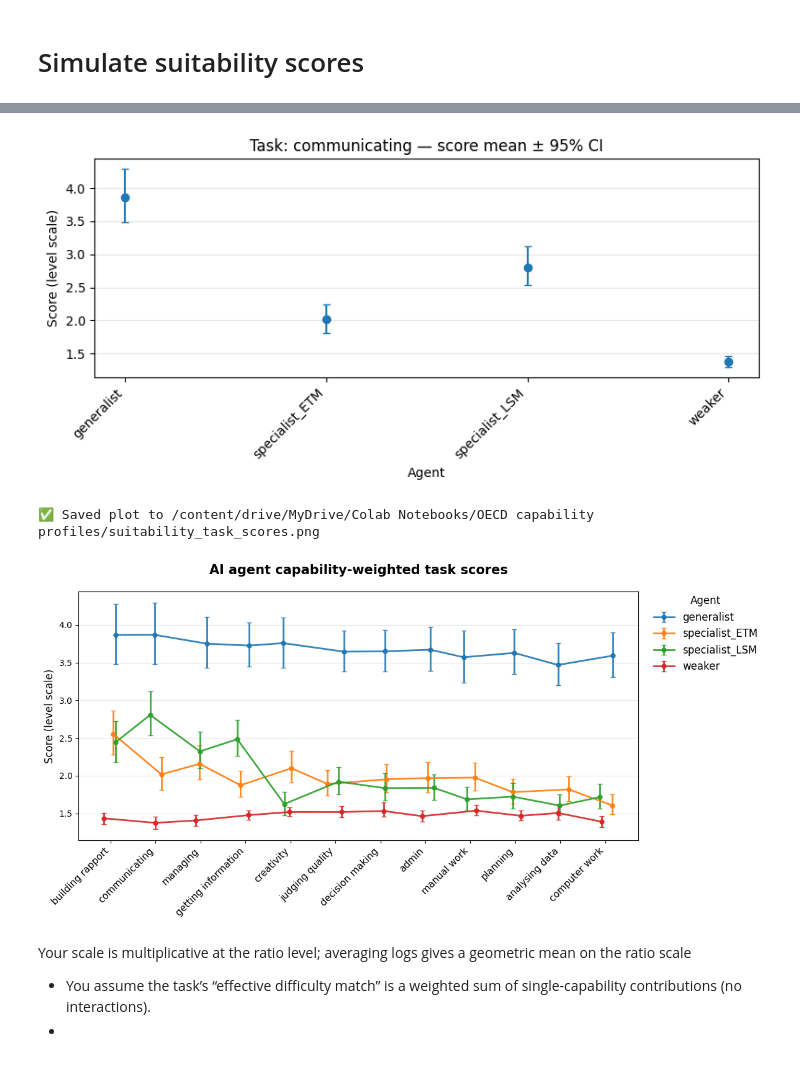
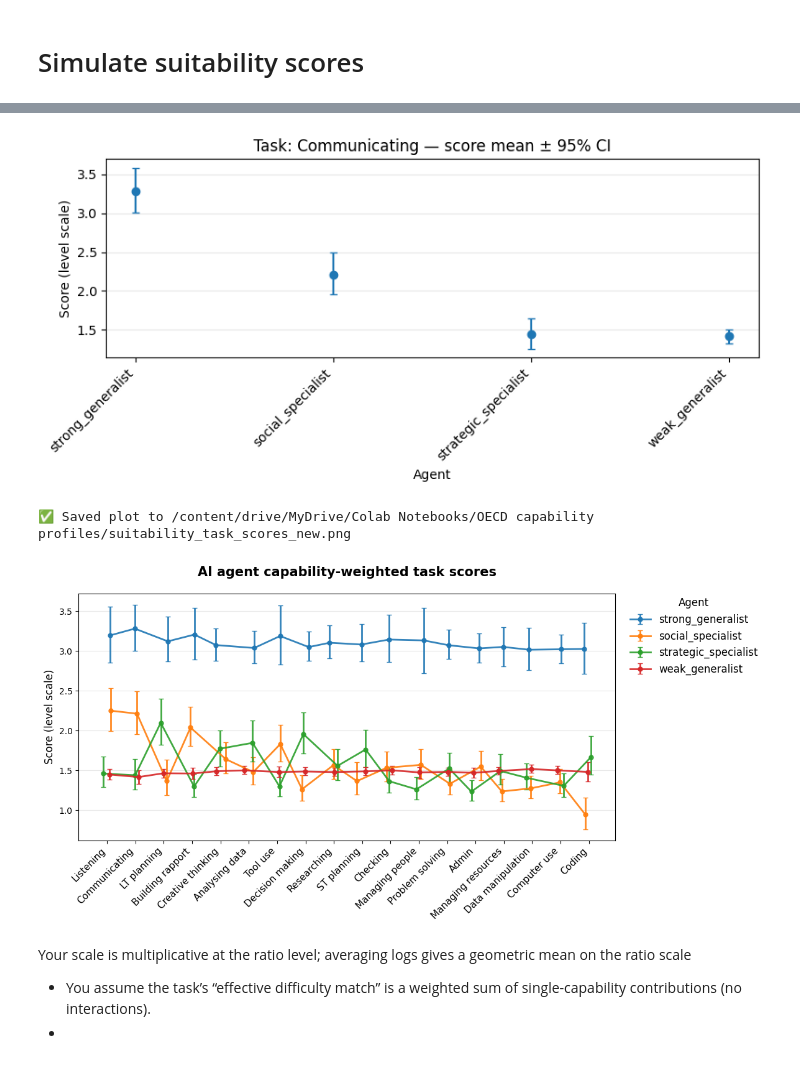
Before and after one commit to markotesic/ai-workforce-suitability, a Jupyter notebook: Capability Profiles/Capability_profiles_all_items.ipynb, the cells around one changed output, grey strips where cells are left out. Saved outputs shown, nothing was run; the diff lists cells and outputs as text; code cells hidden in the pictures.

```diff
--- a/Capability Profiles/Capability_profiles_all_items.ipynb
+++ b/Capability Profiles/Capability_profiles_all_items.ipynb
@@ -912,0 +1137,11 @@ demand_df_named
+# %%
+# 1) Set 'task' as index if you haven’t already
+questionnaire_matrix_index = questionnaire_matrix.set_index("task")
+
+# 2) Rename short codes to canonical capability names
+questionnaire_matrix_names = questionnaire_matrix_index.rename(columns=code_to_capability)
+
+# 3) Reorder columns to match the model’s capability_cols
+cols_present = [c for c in capability_cols if c in questionnaire_matrix_names.columns]
+questionnaire_matrix_names_ordered = questionnaire_matrix_names[cols_present]
+questionnaire_matrix_names_ordered
@@ -1004,14 +1297,15 @@ def simulate_scores_for_task(
 # %%
-task = "communicating"  # pick a row from your demand heatmap
+task = "Coding"  # pick a row from your demand heatmap
 S_samples, S_summary = simulate_scores_for_task(
     agent_idata,
     capability_cols=capability_cols,
-    demand_df=demand_df_named,
+    importance_df=questionnaire_matrix_names_ordered,
     task=task,
     draws_cap=2000,
     use_ratio=False,              # use c-level (same ruler as demands)
     weight_uncertainty="dirichlet",  # or None for fixed weights
     kappa=300.0,                  # higher = tighter around the observed profile
+    sharpness=3,
     rng=123
 )
 print(S_summary)
@@ -1025,12 +1319,13 @@ weaker          1.373965  0.042584  1.293034   1.459835
 def score_all_tasks(
     agent_idata,
     capability_cols,
-    demand_df_named,
+    importance_df,
     tasks=None,
     draws_cap=2000,
     use_ratio=False,              # keep False for log/level aggregation
     weight_uncertainty="dirichlet",
     kappa=300.0,
+    sharpness=1,
     rng=123
 ):
     """
@@ -1040,15 +1335,15 @@ def score_all_tasks(
       samples_dict : dict task -> DataFrame of samples (draws x agents)
     """
     if tasks is None:
-        tasks = list(demand_df_named.index)
+        tasks = list(importance_df.index)
 
     # --- sanity checks to prevent misalignment ---
-    missing_cols = [c for c in capability_cols if c not in demand_df_named.columns]
+    missing_cols = [c for c in capability_cols if c not in importance_df.columns]
     if missing_cols:
-        raise ValueError(f"demand_df_named is missing columns: {missing_cols}")
-    missing_tasks = [t for t in tasks if t not in demand_df_named.index]
+        raise ValueError(f"importance_df is missing columns: {missing_cols}")
+    missing_tasks = [t for t in tasks if t not in importance_df.index]
     if missing_tasks:
-        raise ValueError(f"demand_df_named is missing task rows: {missing_tasks}")
+        raise ValueError(f"importance_df is missing task rows: {missing_tasks}")
 
     mean_rows = []
     lo_rows = []     # <-- fix
@@ -1059,12 +1354,13 @@ def score_all_tasks(
         S_samples, S_summary = simulate_scores_for_task(
             agent_idata=agent_idata,
             capability_cols=capability_cols,
-            demand_df=demand_df_named,
+            importance_df=importance_df,
             task=task,
             draws_cap=draws_cap,
             use_ratio=use_ratio,
             weight_uncertainty=weight_uncertainty,
             kappa=kappa,
+            sharpness=sharpness,
             rng=rng
         )
         # store samples per task (draws x agents)
@@ -1083,12 +1379,13 @@ def score_all_tasks(
 mean_df, ci_lo_df, ci_hi_df, samples_by_task = score_all_tasks(
     agent_idata=agent_idata,
     capability_cols=capability_cols,      # must match model’s order
-    demand_df_named=demand_df_named,
-    tasks=list(demand_df_named.index),
+    importance_df=questionnaire_matrix_names_ordered,
+    tasks=list(questionnaire_matrix_names_ordered.index),
     draws_cap=2000,
     use_ratio=False,
     weight_uncertainty="dirichlet",
-    kappa=300.0,
+    kappa=200.0,
+    sharpness=3,
     rng=123
 )
 
@@ -1128,9 +1429,9 @@ def plot_task_errorbars(mean_df, ci_lo_df, ci_hi_df, task, figsize=(8,4)):
     plt.show()
 
 # Example:
-plot_task_errorbars(mean_df, ci_lo_df, ci_hi_df, task="communicating")
+plot_task_errorbars(mean_df, ci_lo_df, ci_hi_df, task="Communicating")
 # %% [output]
-[figure, old version]
+[figure, new version]
 # %%
 def plot_all_tasks_errorbars(
     mean_df,
@@ -1217,17 +1518,17 @@ def plot_all_tasks_errorbars(
 # %%
 plot_all_tasks_errorbars(
     mean_df,
     ci_lo_df,
     ci_hi_df,
     figsize=(14,6),
     title="AI agent capability-weighted task scores",
     sort_tasks=True,
     jitter=0.2,
-    save_path="/content/drive/MyDrive/Colab Notebooks/OECD capability profiles/suitability_task_scores.png"  # or "figures/task_scores.png"
+    save_path="/content/drive/MyDrive/Colab Notebooks/OECD capability profiles/suitability_task_scores_new.png"  # or "figures/task_scores.png"
 )
 # %% [output]
-✅ Saved plot to /content/drive/MyDrive/Colab Notebooks/OECD capability profiles/suitability_task_scores.png
+✅ Saved plot to /content/drive/MyDrive/Colab Notebooks/OECD capability profiles/suitability_task_scores_new.png
-[figure, old version]
+[figure, new version]
 # %% [markdown]
 Your scale is multiplicative at the ratio level; averaging logs gives a geometric mean on the ratio scale
 
```
Also changed, not shown: parts of 52 cells of this notebook.
